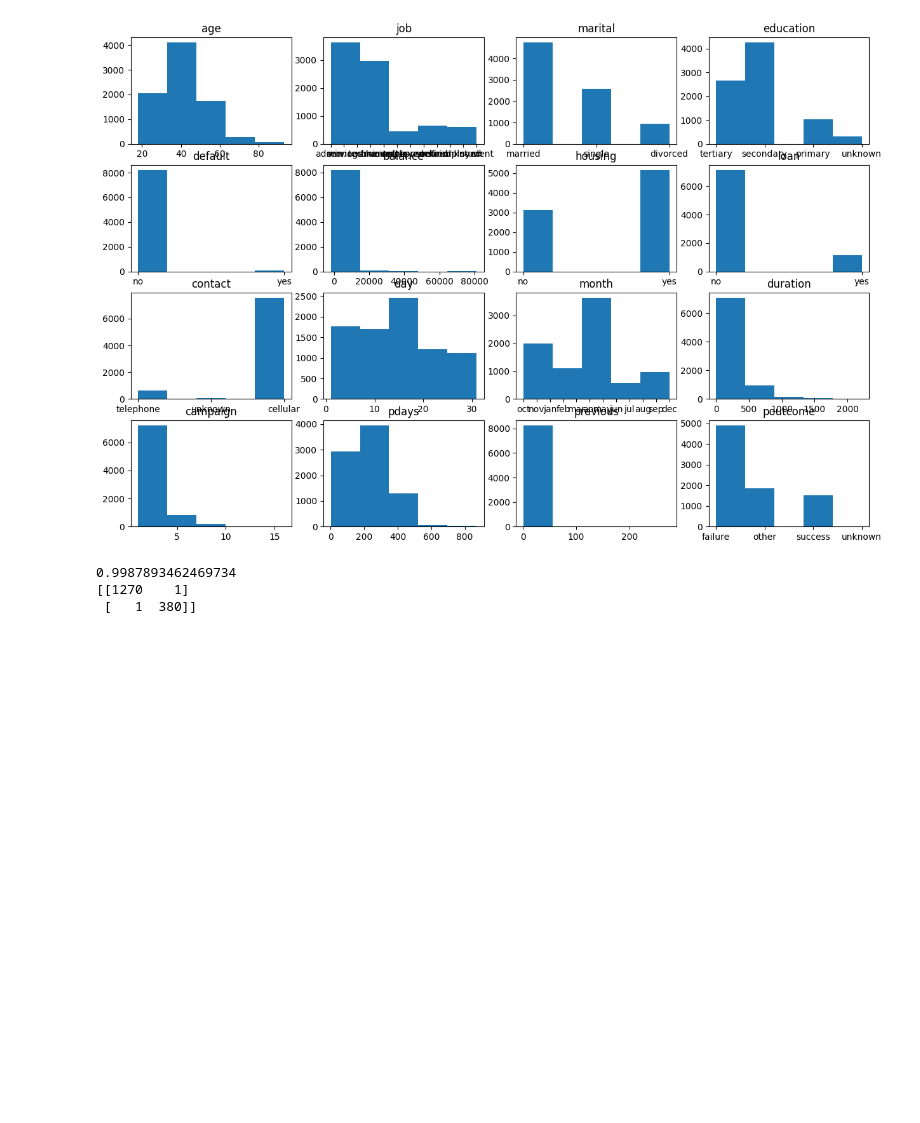
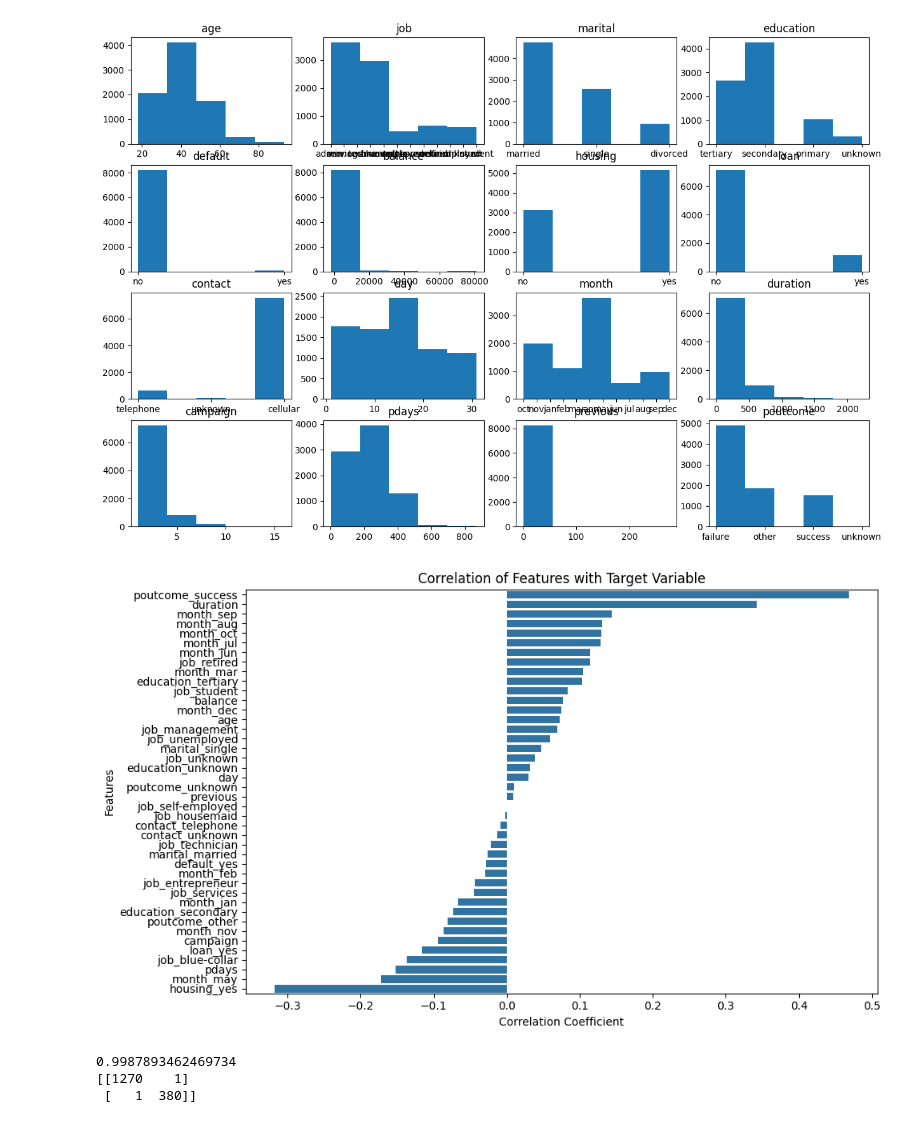
Before and after one commit to sisyphusinthegit/bankcredit-ml-project, a Jupyter notebook: bankcredit_classification.ipynb, the cells around one changed output. Cells and saved outputs as stored; diff of their text form; code cells hidden in the pictures; blank space fills up the shorter version.

```diff
--- a/bankcredit_classification.ipynb
+++ b/bankcredit_classification.ipynb
@@ -195,6 +195,22 @@ for i in range(4):
 plt.show()
 # %% [output]
 [figure]
+# %%
+# Check for correlation
+corr = df_encoded.corr(numeric_only=True)
+target_corr = corr['target'].drop('target').sort_values(ascending=False)
+
+
+# Visualize
+plt.figure(figsize=(10, 6))
+sns.barplot(x=target_corr.values, y=target_corr.index)
+plt.title('Correlation of Features with Target Variable')
+plt.xlabel('Correlation Coefficient')
+plt.ylabel('Features')
+plt.tight_layout()
+plt.show()
+# %% [output]
+[figure, added]
 # %%
 # Split test and train data
 X_train, X_test, y_train, y_test = train_test_split(X,y, test_size = 0.2, random_state = 42,stratify=y)
```
Also changed, not shown: parts of 1 cell of this notebook.
